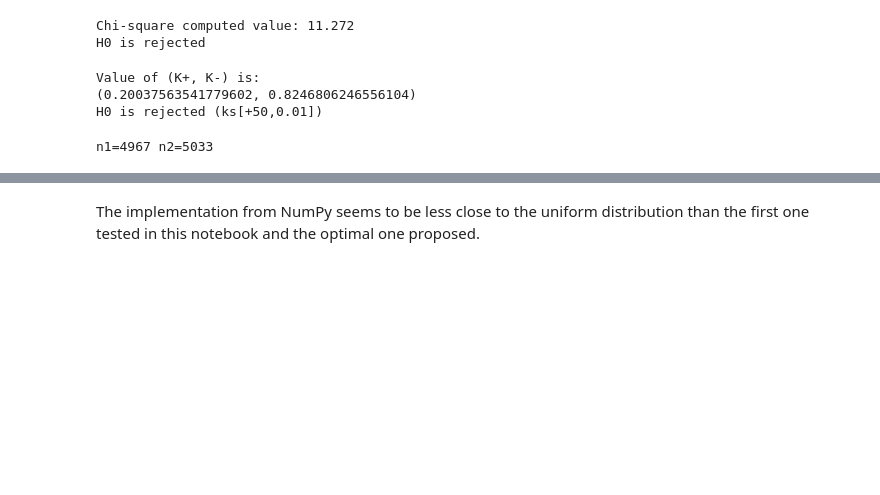
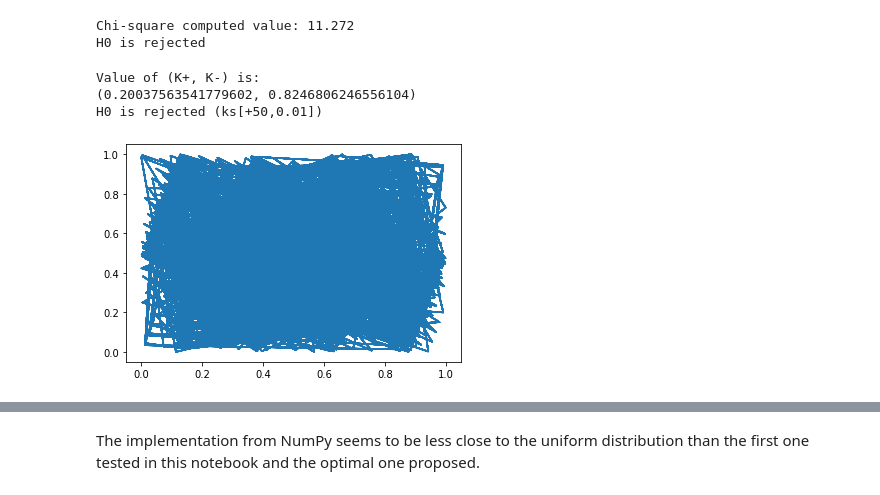
Before and after one commit to carinhopm/ss_exercises, a Jupyter notebook: ex1-random-numbers.ipynb, the cells around one changed output, grey strips where cells are left out. Drawn from its saved outputs; the diff is of its cells as text; code cells hidden in the pictures; blank space fills up the shorter version.

```diff
--- a/ex1-random-numbers.ipynb
+++ b/ex1-random-numbers.ipynb
@@ -381,16 +386,11 @@ else:
 Value of (K+, K-) is:
 (0.20037563541779602, 0.8246806246556104)
 H0 is rejected (ks[+50,0.01])
-# %%
-# Test I: above/below the mean
-mu = 0.5
-n1 = 0
-n2 = 0
-for i in nums:
-    if i > mu:
-        n1 += 1
-    else:
-        n2 += 1
-print(f'n1={n1} n2={n2}')
-# %% [output]
-n1=4967 n2=5033
+# %%
+# Test for correlation: visual test
+x = nums[:-1]
+y = nums[1:]
+plt.plot(x, y)
+plt.savefig('ex1_corr_np.png')
+# %% [output]
+[figure, added]
```
Also changed, not shown: parts of 23 cells of this notebook, 8 other files.
